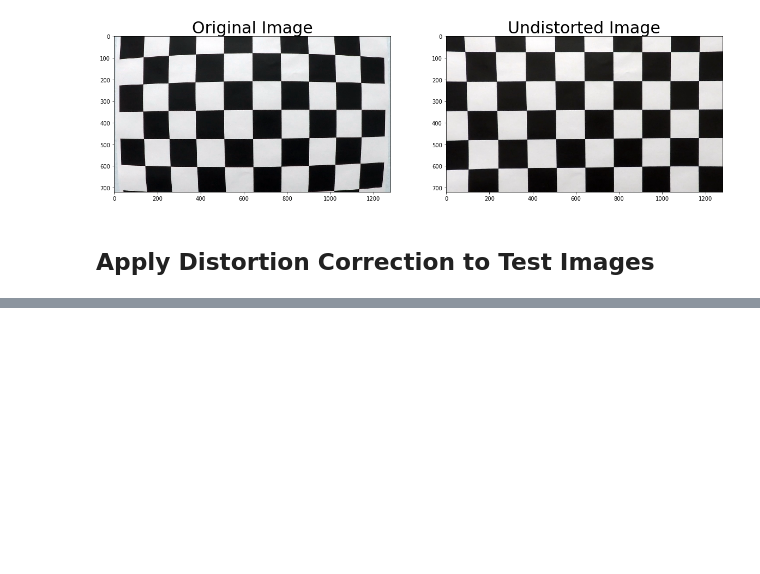
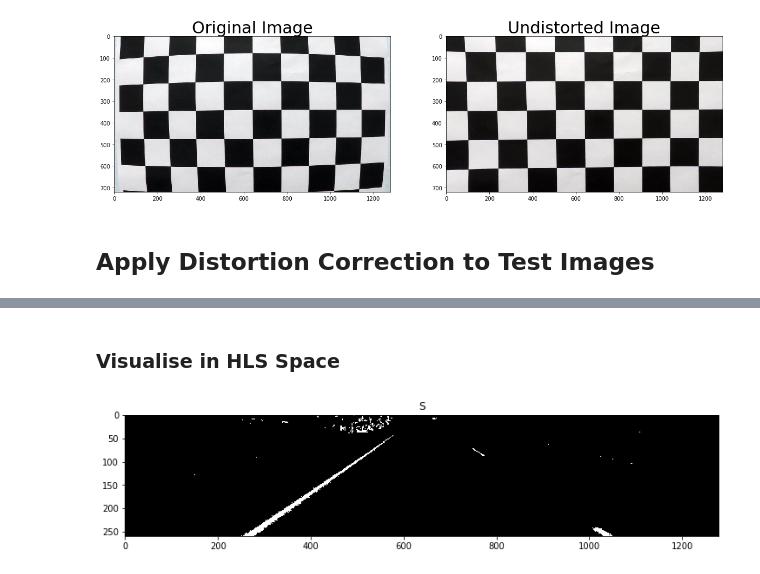
Before and after one commit to jaxanc/CarND-Advanced-Lane-Lines, a Jupyter notebook: Workbook.ipynb, the cells around one changed output, grey strips where cells are left out. Cells and saved outputs as stored; diff of their text form; code cells hidden in the pictures; blank space fills up the shorter version.

```diff
--- a/Workbook.ipynb
+++ b/Workbook.ipynb
@@ -113,0 +238,39 @@ for idx, fname in enumerate(images_name):
+# %% [markdown]
+### Visualise in HLS Space
+# %%
+#plt.figure(figsize=(14, 9.5))
+plt.figure(figsize=(14, 24))
+
+H_threshold = (15, 100)
+S_threshold = (150, 255)
+
+for idx, image in enumerate(cropped_images):
+    hls = cv2.cvtColor(image, cv2.COLOR_RGB2HLS)
+    H = hls[:,:,0]
+    L = hls[:,:,1]
+    S = hls[:,:,2]
+
+    #plt.subplot(len(cropped_images), 3, idx*3+1)
+    #H_binary = np.zeros_like(G)
+    #H_binary[(H > H_threshold[0]) & (H <= H_threshold[1])] = 1
+    #plt.imshow(H_binary, cmap='gray')
+    #if (idx == 0):
+    #    plt.title("H")
+
+    #plt.subplot(len(cropped_images), 3, idx*3+2)
+    #plt.imshow(L, cmap='gray')
+    #if (idx == 0):
+    #    plt.title("L")
+
+    #plt.subplot(len(cropped_images), 3, idx*3+3)
+    plt.subplot(len(cropped_images), 1, idx+1)
+    S_binary = np.zeros_like(G)
+    S_binary[(S > S_threshold[0]) & (S <= S_threshold[1])] = 1
+    plt.imshow(S_binary, cmap='gray')
+    if (idx == 0):
+        plt.title("S")
+
+    # breaking early to reduce page size
+    break
+# %% [output]
+[figure, added]
```
Also changed, not shown: parts of 19 cells of this notebook.
